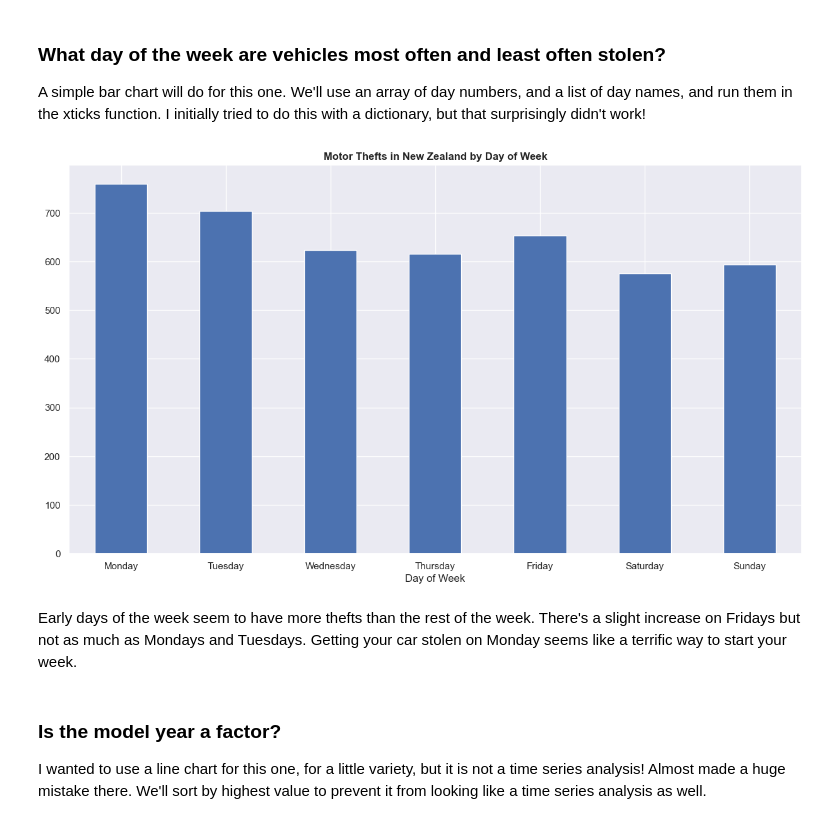
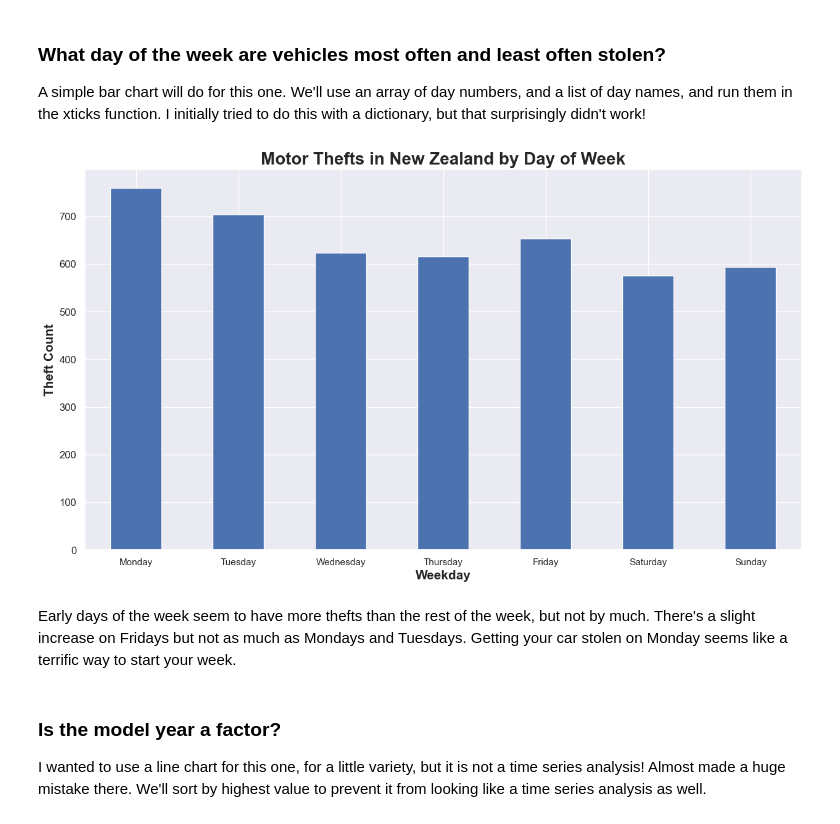
Before and after one commit to khaled-mehizel/nz-motor-theft-py-analysis, a Jupyter notebook: nz-carjacking-nb.ipynb, the cells around one changed output. Saved outputs shown, nothing was run; the diff lists cells and outputs as text; code cells hidden in the pictures.

```diff
--- a/nz-carjacking-nb.ipynb
+++ b/nz-carjacking-nb.ipynb
@@ -310,21 +323,23 @@ We notice an increase after 2022, possibly due to the lift of COVID-19 regulatio
 A simple bar chart will do for this one.
 We'll use an array of day numbers, and a list of day names, and run them in the xticks function. I initially tried to do this with a dictionary, but that surprisingly didn't work!
 # %%
-day_of_week = [0,1,2,3,4,5,6]
-day_name = ["Monday","Tuesday","Wednesday","Thursday","Friday","Saturday","Sunday"]
+day_of_week = [0,1,2,3,4,5,6] #setting the ticks for the xticks function to make the code easier to read
+day_name = ["Monday","Tuesday","Wednesday","Thursday","Friday","Saturday","Sunday"] # setting the tick labels to make the code easier to read
 (thefts_full
 .groupby("day")
 .agg(theft_count=('vehicle_id','count'))
 .rename(columns={"theft_count":"Thefts"})
 .plot(kind="bar",
-legend=False,
-xlabel= "Day of Week"))
-plt.xticks(ticks= day_of_week, labels = day_name, rotation=0)
-plt.title("Motor Thefts in New Zealand by Day of Week", fontweight="bold");
+legend=False))
+plt.xticks(ticks= day_of_week, labels = day_name, rotation=0, fontweight= 500)
+plt.xlabel("Weekday", fontweight="bold", fontsize=15),
+plt.ylabel("Theft Count", fontweight="bold",fontsize=15)
+plt.yticks(fontweight=500, fontsize=12);
+plt.title("Motor Thefts in New Zealand by Day of Week", fontweight="bold", fontsize=20);
 # %% [output]
-[figure, old version]
+[figure, new version]
 # %% [markdown]
-Early days of the week seem to have more thefts than the rest of the week. There's a slight increase on Fridays but not as much as Mondays and Tuesdays.
+Early days of the week seem to have more thefts than the rest of the week, but not by much. There's a slight increase on Fridays but not as much as Mondays and Tuesdays.
 Getting your car stolen on Monday seems like a terrific way to start your week.
 # %% [markdown]
 ### Is the model year a factor?
```
Also changed, not shown: parts of 19 cells of this notebook.
